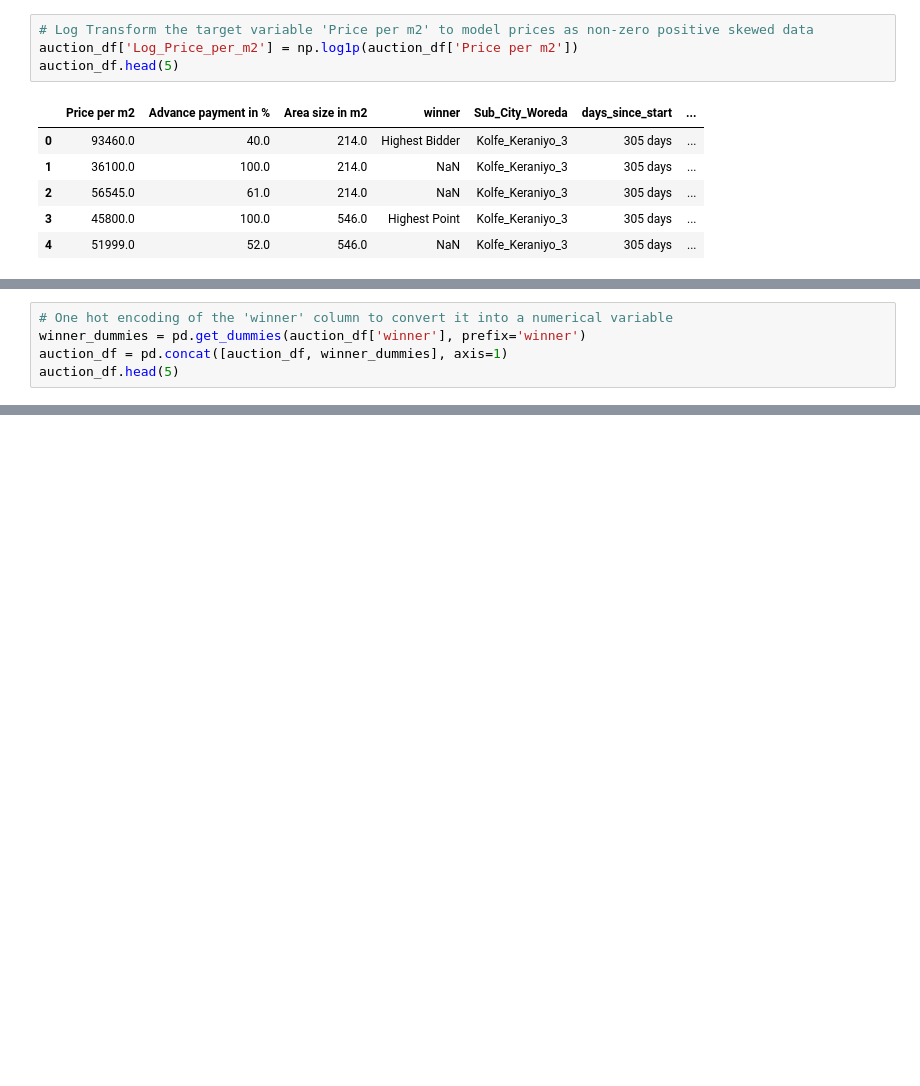
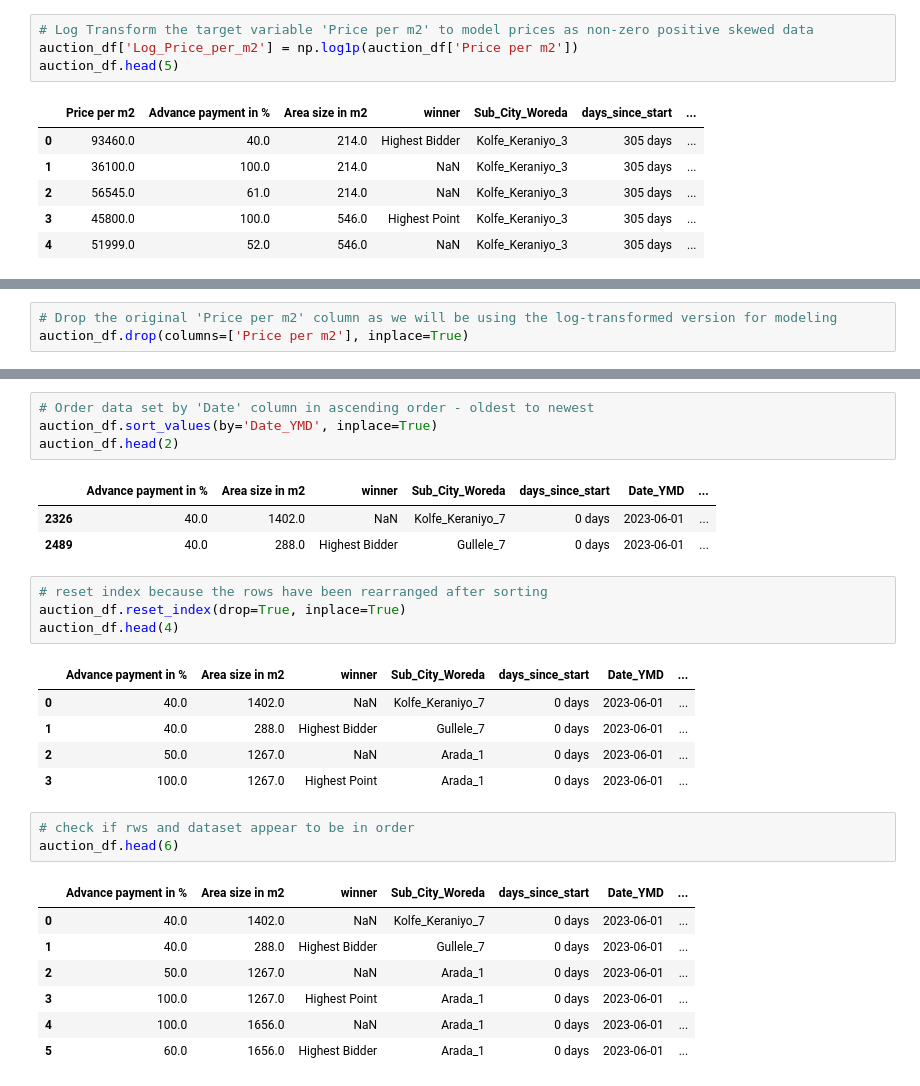
Before and after one commit to Solhemi/Land_auction_price_prediction_model_in_Addis, a Jupyter notebook: land_auction_price_prediction_model.ipynb, the cells around one changed output, grey strips where cells are left out. Drawn from its saved outputs; the diff is of its cells as text; blank space fills up the shorter version.

Commit message:
XGB_model

```diff
--- a/land_auction_price_prediction_model.ipynb
+++ b/land_auction_price_prediction_model.ipynb
@@ -562,5 +526,0 @@ Global Mean of Log_Price_per_m2: 10.619233398891526
-# %%
-# One hot encoding of the 'winner' column to convert it into a numerical variable
-winner_dummies = pd.get_dummies(auction_df['winner'], prefix='winner')
-auction_df = pd.concat([auction_df, winner_dummies], axis=1)
-auction_df.head(5)
@@ -573,0 +527,3 @@ auction_df.head(5)
+# %%
+# Drop the original 'Price per m2' column as we will be using the log-transformed version for modeling
+auction_df.drop(columns=['Price per m2'], inplace=True)
@@ -573,0 +548,29 @@ auction_df.head(5)
+# %%
+# Order data set by 'Date' column in ascending order - oldest to newest
+auction_df.sort_values(by='Date_YMD', inplace=True)
+auction_df.head(2)
+# %% [output]
+|  | Advance payment in % | Area size in m2 | winner | Sub_City_Woreda | days_since_start | Date_YMD | ... |
+| 2326 | 40.0 | 1402.0 | NaN | Kolfe_Keraniyo_7 | 0 days | 2023-06-01 | ... |
+| 2489 | 40.0 | 288.0 | Highest Bidder | Gullele_7 | 0 days | 2023-06-01 | ... |
+# %%
+# reset index because the rows have been rearranged after sorting
+auction_df.reset_index(drop=True, inplace=True)
+auction_df.head(4)
+# %% [output]
+|  | Advance payment in % | Area size in m2 | winner | Sub_City_Woreda | days_since_start | Date_YMD | ... |
+| 0 | 40.0 | 1402.0 | NaN | Kolfe_Keraniyo_7 | 0 days | 2023-06-01 | ... |
+| 1 | 40.0 | 288.0 | Highest Bidder | Gullele_7 | 0 days | 2023-06-01 | ... |
+| 2 | 50.0 | 1267.0 | NaN | Arada_1 | 0 days | 2023-06-01 | ... |
+| 3 | 100.0 | 1267.0 | Highest Point | Arada_1 | 0 days | 2023-06-01 | ... |
+# %%
+# check if rws and dataset appear to be in order
+auction_df.head(6)
+# %% [output]
+|  | Advance payment in % | Area size in m2 | winner | Sub_City_Woreda | days_since_start | Date_YMD | ... |
+| 0 | 40.0 | 1402.0 | NaN | Kolfe_Keraniyo_7 | 0 days | 2023-06-01 | ... |
+| 1 | 40.0 | 288.0 | Highest Bidder | Gullele_7 | 0 days | 2023-06-01 | ... |
+| 2 | 50.0 | 1267.0 | NaN | Arada_1 | 0 days | 2023-06-01 | ... |
+| 3 | 100.0 | 1267.0 | Highest Point | Arada_1 | 0 days | 2023-06-01 | ... |
+| 4 | 100.0 | 1656.0 | NaN | Arada_1 | 0 days | 2023-06-01 | ... |
+| 5 | 60.0 | 1656.0 | Highest Bidder | Arada_1 | 0 days | 2023-06-01 | ... |
```
Also changed, not shown: parts of 22 cells of this notebook.
